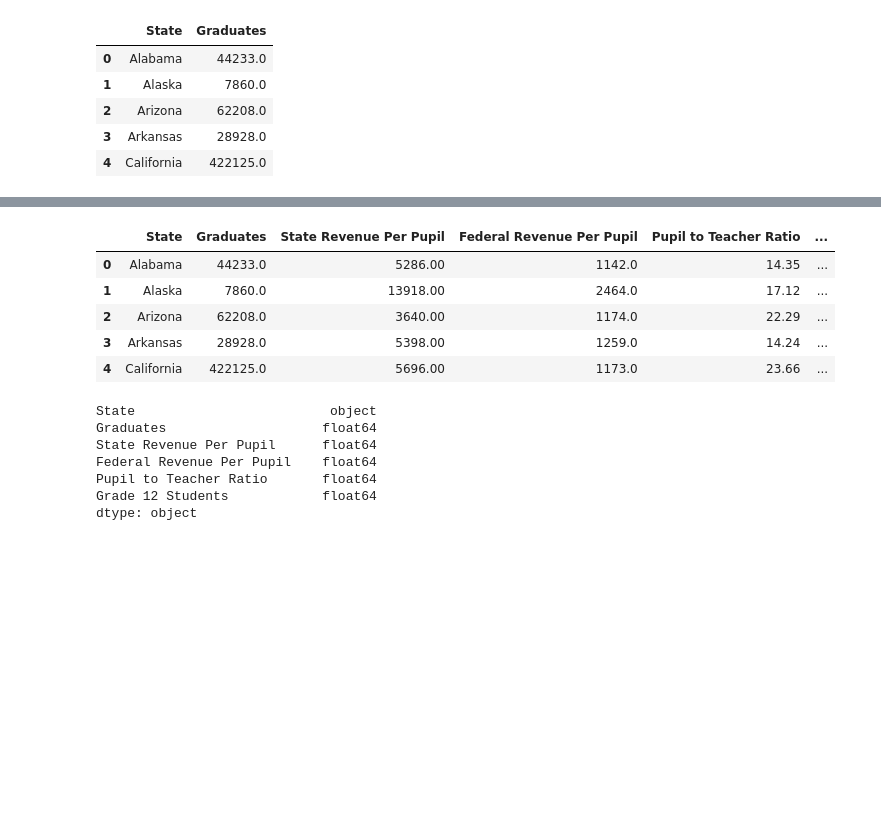
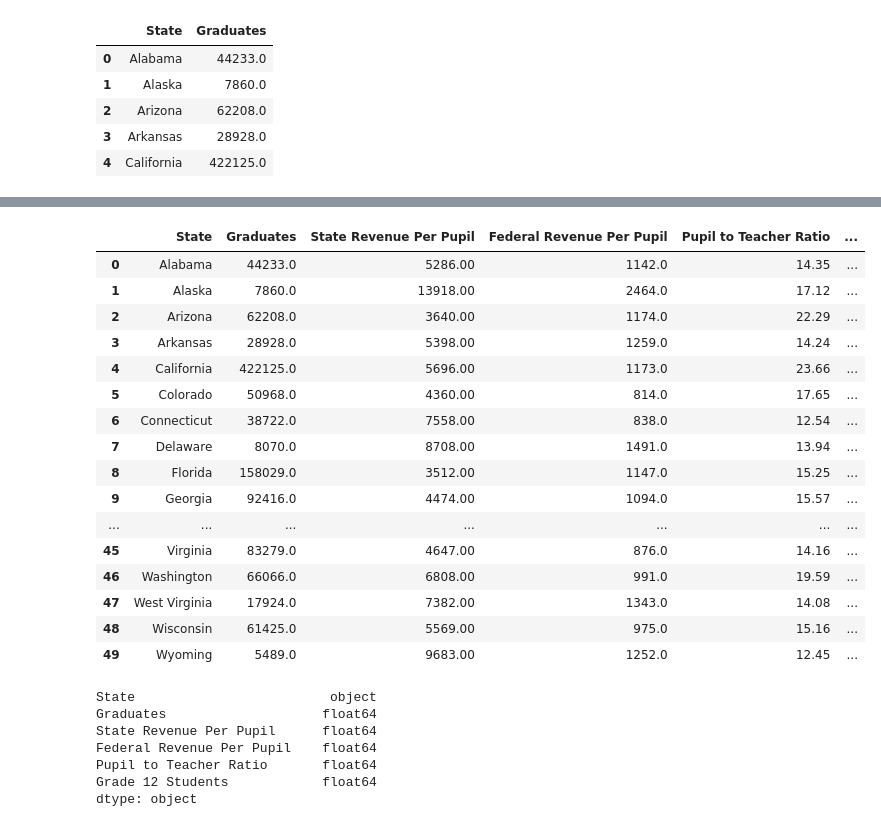
Before and after one commit to sagehan1/project-1, a Jupyter notebook: code-1.ipynb, the cells around one changed output, grey strips where cells are left out. Saved outputs shown, nothing was run; the diff lists cells and outputs as text; code cells hidden in the pictures; blank space fills up the shorter version.

```diff
--- a/code-1.ipynb
+++ b/code-1.ipynb
@@ -61,21 +64,31 @@ state_data_copy.head()
 | 3 | OREGON | Oregon | 3.126634e+09 | 5177.00 | 970.0 | ... |
 | 4 | NEVADA | Nevada | 2.056074e+09 | 3135.00 | 902.0 | ... |
 # %%
-#merge data frames, drop extra columns and rename columns for simplicity
 merged=pd.merge(graduation_data_copy,state_data_copy,how="inner",on="State")
 merged=merged.rename(columns={
     "State Revenues (R3) per Pupil (MEMBR) [State Finance] 2012-13":"State Revenue Per Pupil",
     "Federal Revenues (STR4) per Pupil (MEMBR) [State Finance] 2012-13":"Federal Revenue Per Pupil",
     "Pupil/Teacher Ratio [State] 2012-13":"Pupil to Teacher Ratio",
     "Grade 12 Students [Public School] 2012-13":"Grade 12 Students"
 })
 merged=merged.drop(["Instruction Expenditures (STE1) [State Finance] 2012-13","Local Rev. - Property Tax (R1A) [State Finance] 2012-13","State Name"],axis="columns")
-merged.head()
+merged
 # %% [output]
 |  | State | Graduates | State Revenue Per Pupil | Federal Revenue Per Pupil | Pupil to Teacher Ratio | ... |
 | 0 | Alabama | 44233.0 | 5286.00 | 1142.0 | 14.35 | ... |
 | 1 | Alaska | 7860.0 | 13918.00 | 2464.0 | 17.12 | ... |
 | 2 | Arizona | 62208.0 | 3640.00 | 1174.0 | 22.29 | ... |
 | 3 | Arkansas | 28928.0 | 5398.00 | 1259.0 | 14.24 | ... |
 | 4 | California | 422125.0 | 5696.00 | 1173.0 | 23.66 | ... |
+| 5 | Colorado | 50968.0 | 4360.00 | 814.0 | 17.65 | ... |
+| 6 | Connecticut | 38722.0 | 7558.00 | 838.0 | 12.54 | ... |
+| 7 | Delaware | 8070.0 | 8708.00 | 1491.0 | 13.94 | ... |
+| 8 | Florida | 158029.0 | 3512.00 | 1147.0 | 15.25 | ... |
+| 9 | Georgia | 92416.0 | 4474.00 | 1094.0 | 15.57 | ... |
+| ... | ... | ... | ... | ... | ... | ... |
+| 45 | Virginia | 83279.0 | 4647.00 | 876.0 | 14.16 | ... |
+| 46 | Washington | 66066.0 | 6808.00 | 991.0 | 19.59 | ... |
+| 47 | West Virginia | 17924.0 | 7382.00 | 1343.0 | 14.08 | ... |
+| 48 | Wisconsin | 61425.0 | 5569.00 | 975.0 | 15.16 | ... |
+| 49 | Wyoming | 5489.0 | 9683.00 | 1252.0 | 12.45 | ... |
 # %%
```
Also changed, not shown: parts of 21 cells of this notebook, 1 other file.
